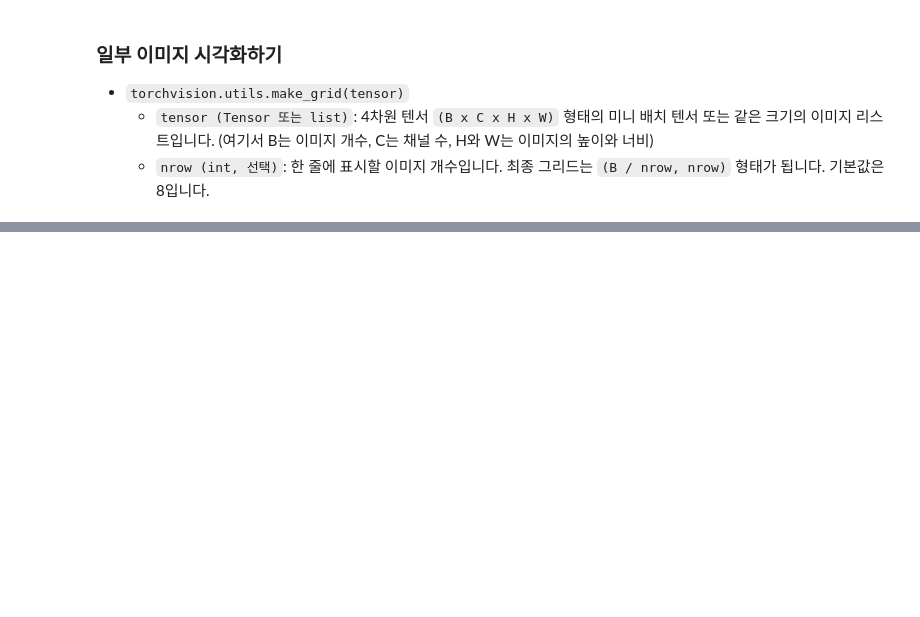
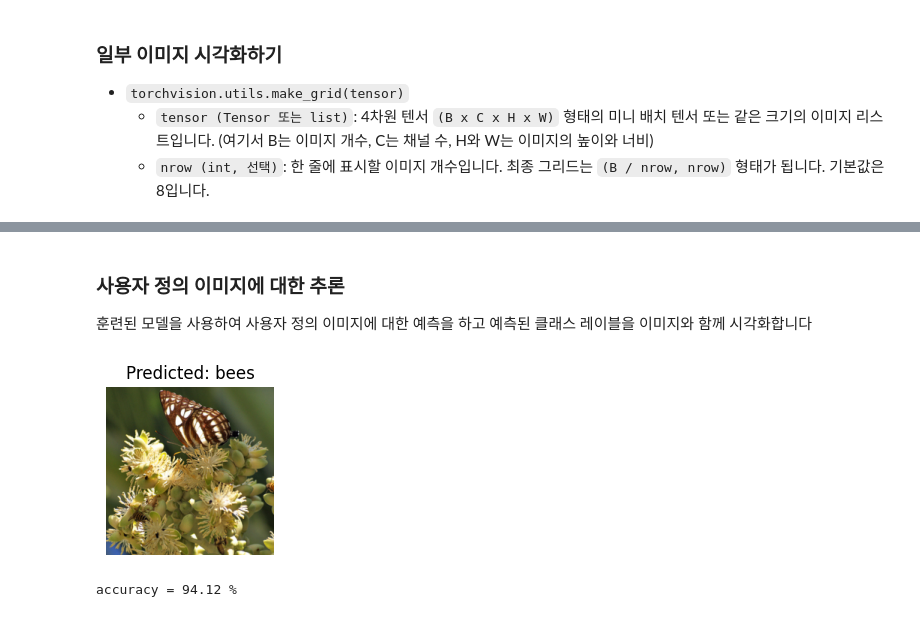
Before and after one commit to ironmanciti/Pytorch_DL_Lecture, a Jupyter notebook: 270_transfer_learning_tutorial.ipynb, the cells around one changed output, grey strips where cells are left out. Saved outputs shown, nothing was run; the diff lists cells and outputs as text; code cells hidden in the pictures; blank space fills up the shorter version.

```diff
--- a/270_transfer_learning_tutorial.ipynb
+++ b/270_transfer_learning_tutorial.ipynb
@@ -487,0 +438,63 @@ imshow(out, 'incorrect')  # 'incorrect'라는 제목으로 정답을 틀린 이
+# %% [markdown]
+### 사용자 정의 이미지에 대한 추론
+훈련된 모델을 사용하여 사용자 정의 이미지에 대한 예측을 하고 예측된 클래스 레이블을 이미지와 함께 시각화합니다
+# %%
+model = model_ft
+# model = model_conv
+
+img_path='hymenoptera_data/val/bees/72100438_73de9f17af.jpg'
+
+model.eval()    # 모델을 평가 모드로 전환 (Dropout, BatchNorm 비활성화)
+
+# 이미지 열기
+img = Image.open(img_path)
+
+# 검증 데이터에 사용된 변환(transform) 적용
+img = data_transforms['val'](img)  # 예: Resize, ToTensor, Normalize 등
+
+# 배치 차원을 추가 (모델 입력 형태: [1, C, H, W])
+img = img.unsqueeze(0)
+
+img = img.to(device)
+
+# 추론 실행 (gradient 비활성화 → 메모리, 속도 효율적)
+with torch.inference_mode():
+    outputs = model(img)                # 모델 출력 계산
+    _, preds = torch.max(outputs, 1)    # 가장 높은 확률을 가진 클래스 인덱스 선택
+
+# 시각화: 2x2 서브플롯 중 첫 번째 칸에 이미지 출력
+ax = plt.subplot(2, 2, 1)
+ax.axis('off')  # 축 정보 제거
+ax.set_title(f'Predicted: {class_names[preds[0]]}')  # 예측된 클래스 이름 출력
+imshow(img.cpu().data[0])  # 이미지를 시각화 (텐서를 다시 CPU로 이동해서 표시)
+
+plt.ioff()
+plt.show()
+# %% [output]
+[figure, added]
+# %%
+predictions = []
+labels = []
+
+# 모델을 평가 모드로 설정
+with torch.inference_mode():
+    for x, y in dataloaders['val']:
+        x, y = x.to(device), y.to(device)
+        z = model(x)
+        # 출력값 중 최대값을 가진 인덱스를 예측값으로 선택
+        preds = z.argmax(1)
+
+        # 예측값을 predictions 리스트에 추가
+        predictions.extend(preds.cpu().numpy())
+        # 실제 레이블을 labels 리스트에 추가
+        labels.extend(y.cpu().numpy())
+
+    # 예측값과 실제 레이블이 일치하는 인덱스를 찾음
+    correct_indices = np.nonzero(np.array(predictions) == np.array(labels))[0]
+    # 예측값과 실제 레이블이 불일치하는 인덱스를 찾음
+    incorrect_indices = np.nonzero(np.array(predictions) != np.array(labels))[0]
+
+# 정확도를 계산하여 출력
+print(f"accuracy = {len(correct_indices) / len(predictions) * 100:.2f} %")
+# %% [output]
+accuracy = 94.12 %
```
Also changed, not shown: parts of 43 cells of this notebook, 20 other files.
